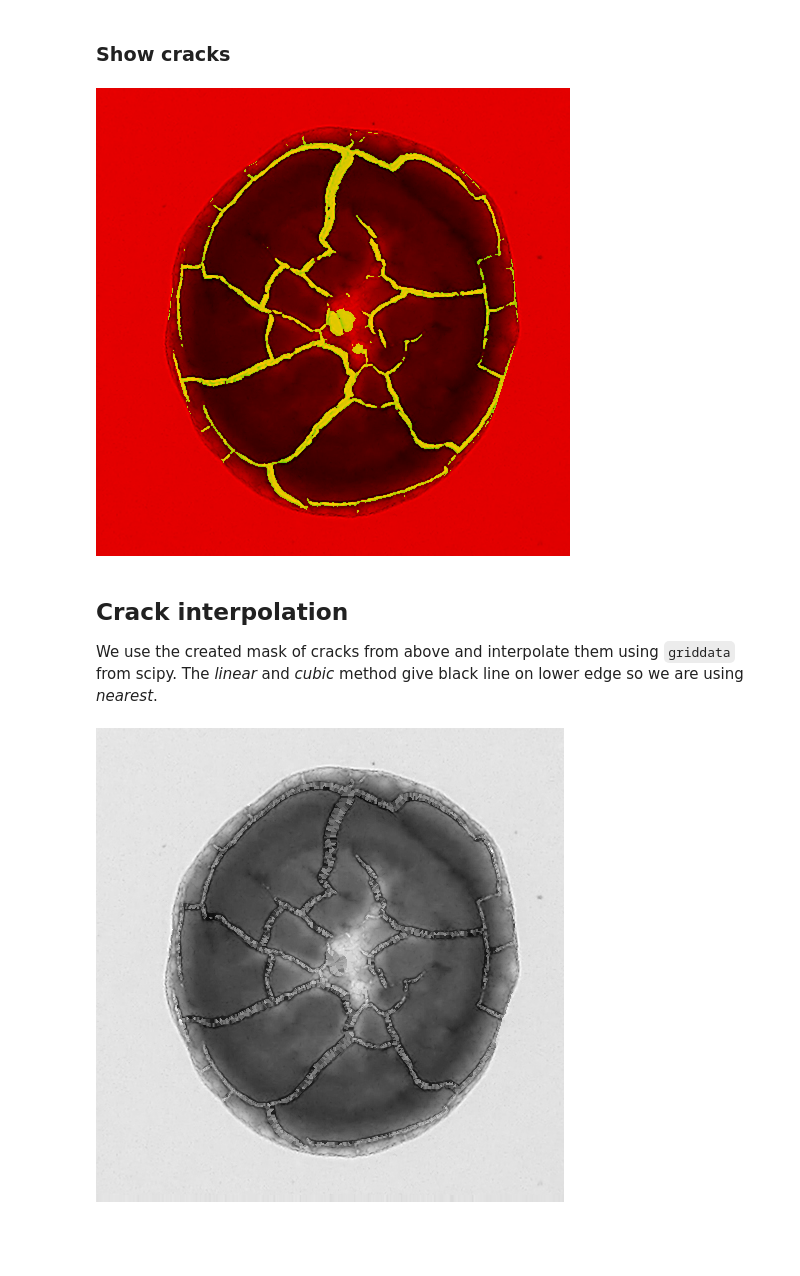
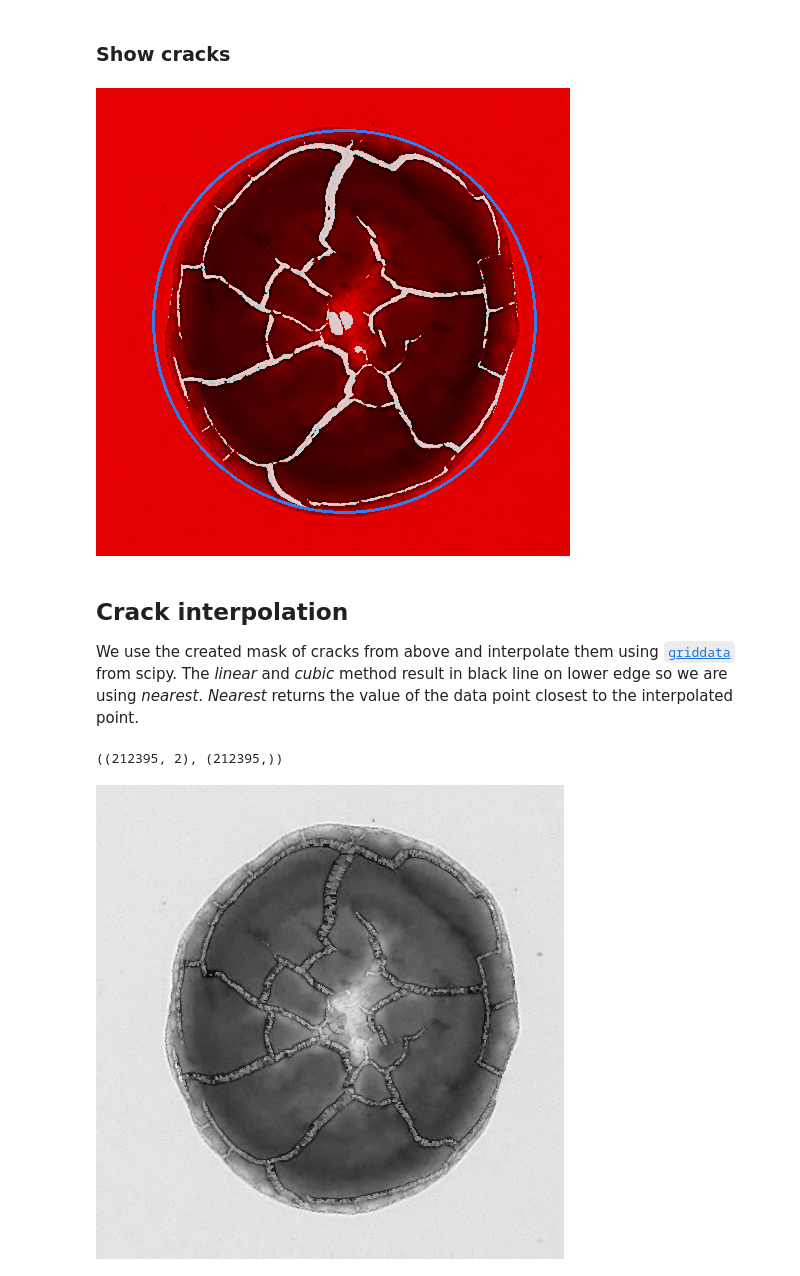
Before and after one commit to saschahofmann/dropcast, a Jupyter notebook: preprocessing.ipynb, the cells around one changed output. Cells and saved outputs as stored; diff of their text form; code cells hidden in the pictures; blank space fills up the shorter version.

```diff
--- a/preprocessing.ipynb
+++ b/preprocessing.ipynb
@@ -43,6 +52,7 @@ HBox([image_output(red, 'red'), image_output(green, 'green'), image_output(blue,
 RED_TRESH = 150
 
 def find_cell(img):
+    """Creates a binary mask of the cell with 0=not cell and 1=cell."""
     # turn into binary for findContours using simple treshholding >RED_TRESH
     binary = np.ones_like(img)
     binary[np.array(img)>RED_TRESH] = 0
@@ -52,27 +62,35 @@ def find_cell(img):
     hull = cv2.convexHull(contours[0])
     mask = np.zeros_like(img)
     cv2.drawContours(mask, [hull], 0, (1), cv2.FILLED)
-    return mask
+    # Calculate center and radius for transformation to polar coordinates
+    center,radius = cv2.minEnclosingCircle(contours[0])
+    return mask, center, radius
 
 
 ALPHA = 100
 
-def detect_cracks(red, green, blue):
-    cell = find_cell(red)
-    mask = np.zeros_like(red)
+def detect_cracks(cell, green, blue):
+    mask = np.zeros_like(green)
     mask[(cell>0)& (np.array(blue)>ALPHA) & (np.array(green)>ALPHA)] = 1
     return mask
-mask = detect_cracks(red, green,blue)
+
+cell, center, max_radius = find_cell(red)
+mask = detect_cracks(cell, green,blue)
 # %% [markdown]
 ### Show cracks
 # %%
-Image.fromarray(np.dstack((np.array(red), 200*mask, 0*mask)))
+Image.fromarray(cv2.circle(np.dstack((np.array(red), 200*mask, 200*mask)), tuple(int(x) for x in center)
+        , int(max_radius)
+        , (50,125,235)
+        , 2
+    )
+)
 # %% [output]
-[figure, old version]
+[figure, new version]
 # %% [markdown]
 ## Crack interpolation
 
-We use the created mask of cracks from above and interpolate them using `griddata` from scipy. The _linear_ and _cubic_ method give black line on lower edge so we are using _nearest_.
+We use the created mask of cracks from above and interpolate them using [`griddata`](https://docs.scipy.org/doc/scipy/reference/generated/scipy.interpolate.griddata.html) from scipy. The _linear_ and _cubic_ method result in black line on lower edge so we are using _nearest_. _Nearest_ returns the value of the data point closest to the interpolated point.
 # %%
 red_arr = np.array(red)
 ny, nx = red_arr.shape
@@ -80,6 +98,8 @@ grid_x, grid_y = np.mgrid[0:nx, 0:ny]
 points = np.argwhere(mask<1)
 values = red_arr[mask<1]
 points.shape, values.shape
+# %% [output]
+((212395, 2), (212395,))
 # %%
 interpolated_img = griddata( points, values, (grid_x, grid_y), method='nearest')
 # %%
```
Also changed, not shown: parts of 12 cells of this notebook, 5 other files.
